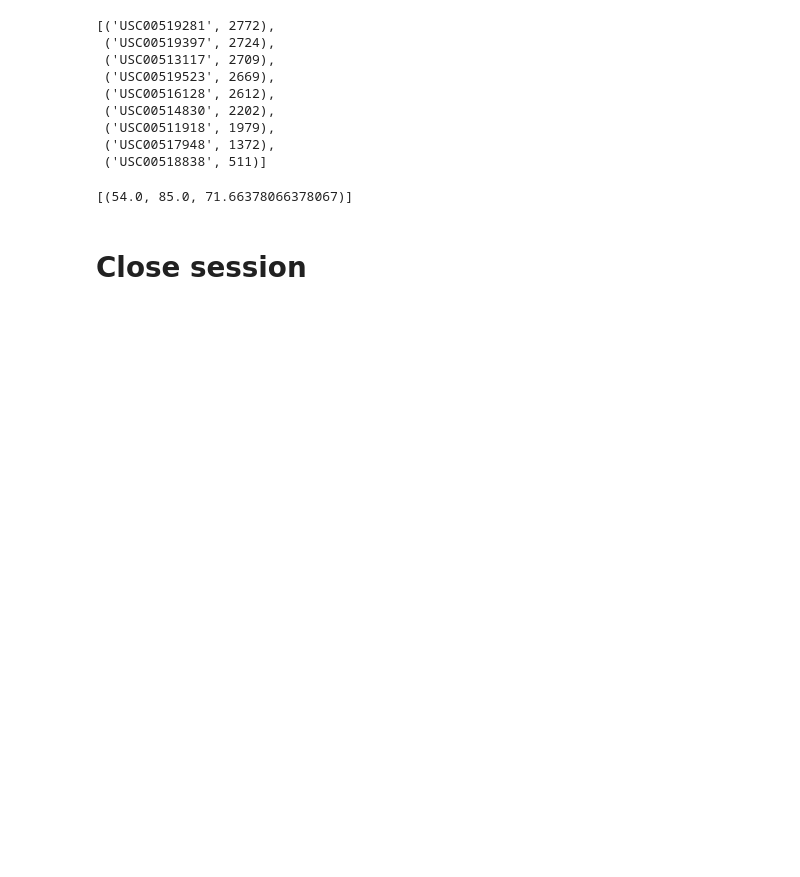
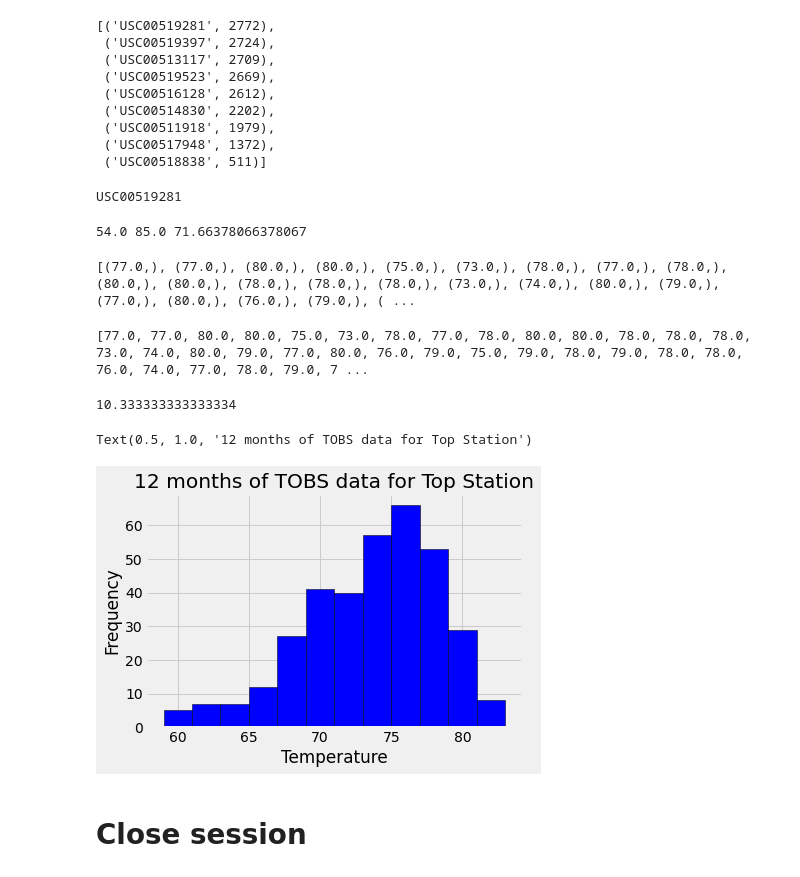
Before and after one commit to KellyPared/sqlalchemy-challenge, a Jupyter notebook: SurfsUp/climate_sql_alchemy.ipynb, the cells around one changed output. Saved outputs shown, nothing was run; the diff lists cells and outputs as text; code cells hidden in the pictures; blank space fills up the shorter version.

```diff
--- a/SurfsUp/climate_sql_alchemy.ipynb
+++ b/SurfsUp/climate_sql_alchemy.ipynb
@@ -113,12 +143,33 @@ session.query(Measurement.station, func.count(Measurement.station)).\
  ('USC00511918', 1979),
  ('USC00517948', 1372),
  ('USC00518838', 511)]
+# %%
+most_active_list = (
+    session.query(Measurement.station, func.count(Measurement.station))
+    .group_by(Measurement.station)
+    .order_by(func.count(Measurement.station).desc())
+    .all()
+)
+most_active_station = most_active_list[0][0]
+print(most_active_station)
+# %% [output]
+USC00519281
 # %%
 # Using the most active station id from the previous query, calculate the lowest, highest, and average temperature.
-session.query(func.min(Measurement.tobs), func.max(Measurement.tobs), func.avg(Measurement.tobs)).\
-    filter(Measurement.station == 'USC00519281').all()
+info = (
+    session.query(
+        func.min(Measurement.tobs),
+        func.max(Measurement.tobs),
+        func.avg(Measurement.tobs),
+    )
+    .filter(Measurement.station == most_active_station)
+    .all()
+)
+
+min_station, max_station, avg_temp = info[0]
+print(min_station, max_station, avg_temp)
 # %% [output]
-[(54.0, 85.0, 71.66378066378067)]
+54.0 85.0 71.66378066378067
 # %%
 # Using the most active station id
 # Query the last 12 months of temperature observation data for this station and plot the results as a histogram
@@ -127,7 +178,28 @@ from pandas.plotting import table
 prev_year = dt.date(2017, 8, 23) - dt.timedelta(days=365)
 
 results = session.query(Measurement.tobs).\
-    filter(Measurement.station == 'USC00519281').\
+    filter(Measurement.station == most_active_station).\
     filter(Measurement.date >= prev_year).all()
 
+#print(results)
+
 # PLOT THE RESULTS AS A HISTOGRAM
+# %% [output]
+[(77.0,), (77.0,), (80.0,), (80.0,), (75.0,), (73.0,), (78.0,), (77.0,), (78.0,), (80.0,), (80.0,), (78.0,), (78.0,), (78.0,), (73.0,), (74.0,), (80.0,), (79.0,), (77.0,), (80.0,), (76.0,), (79.0,), ( ...
+# %%
+station_precip = []
+for temps in results:
+    t = temps[0]
+    station_precip.append(t)
+print(station_precip)
+# %% [output]
+[77.0, 77.0, 80.0, 80.0, 75.0, 73.0, 78.0, 77.0, 78.0, 80.0, 80.0, 78.0, 78.0, 78.0, 73.0, 74.0, 80.0, 79.0, 77.0, 80.0, 76.0, 79.0, 75.0, 79.0, 78.0, 79.0, 78.0, 78.0, 76.0, 74.0, 77.0, 78.0, 79.0, 7 ...
+# %%
+import math
+#(n) number of observations = total_stations  Find the bins
+Range = max_station - min_station
+Number_of_intervals = math.sqrt(total_stations)
+width =  Range / (Number_of_intervals)
+print(width)
+# %% [output]
+10.333333333333334
@@ -134,3 +215,11 @@ results = session.query(Measurement.tobs).\
+# %%
+plt.hist(station_precip, color='blue', edgecolor='black', bins=12)
+plt.xlabel('Temperature')
+plt.ylabel('Frequency')
+plt.title('12 months of TOBS data for Top Station')
+# %% [output]
+Text(0.5, 1.0, '12 months of TOBS data for Top Station')
+[figure, added]
 # %% [markdown]
 # Close session
 # %%
```
Also changed, not shown: parts of 6 cells of this notebook.
